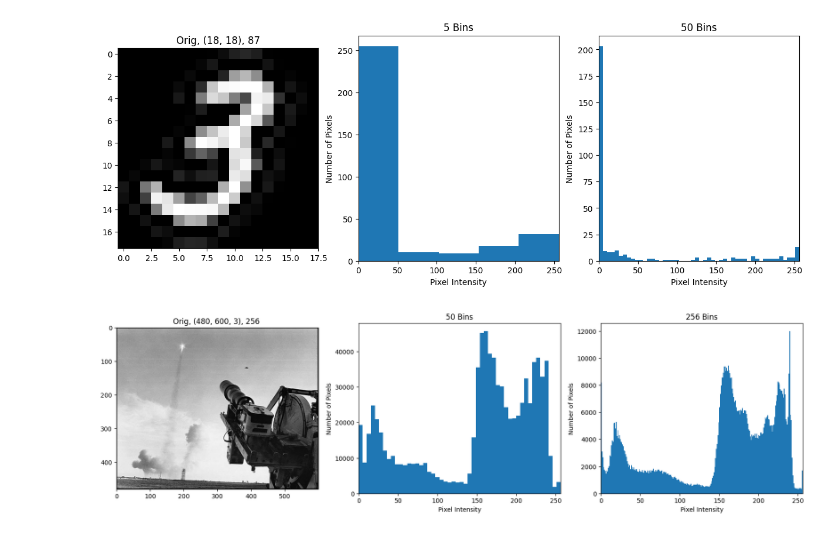
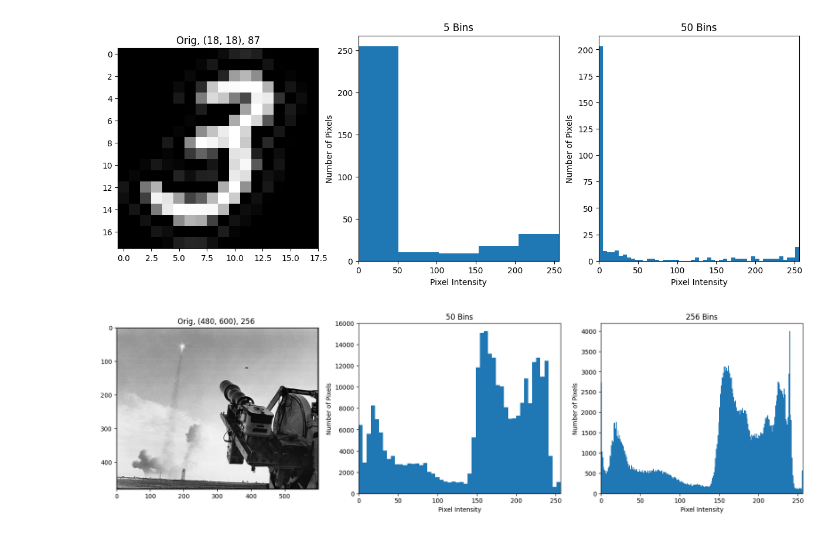
Before and after one commit to kurtgrothe/opencv, a Jupyter notebook: courses/1-mastering-opencv-with-python/modules/3-histograms-and-color-segmentation/code/1-histograms.ipynb, the cells around one changed output. Drawn from its saved outputs; the diff is of its cells as text; code cells hidden in the pictures.

Commit message:
histo in work

```diff
--- a/courses/1-mastering-opencv-with-python/modules/3-histograms-and-color-segmentation/code/1-histograms.ipynb
+++ b/courses/1-mastering-opencv-with-python/modules/3-histograms-and-color-segmentation/code/1-histograms.ipynb
@@ -54,21 +55,21 @@ for axis in ax[1:]:
 # %% [output]
 [figure]
 # %%
-img = cv2.imread("../data/Apollo-8-Launch.jpg")
+img = cv2.imread("../data/Apollo-8-Launch.jpg",0)
 
 fig, ax = plt.subplots(1,3, figsize=(20,5))
 
 ax[0].imshow(img, cmap="gray"); ax[0].set_title(f"Orig, {img.shape}, {len(np.unique(img))} ")
 
 bins = 50
 ax[1].hist(img.flatten(), bins, [0,256]); ax[1].set_title(f"{bins} Bins")
 
 bins = 256
 ax[2].hist(img.flatten(), bins, [0,256]); ax[2].set_title(f"{bins} Bins")
 
 for axe in ax[1:]:
     axe.set_xlabel("Pixel Intensity")
     axe.set_ylabel("Number of Pixels")
     axe.set_xlim([0,256])
 # %% [output]
-[figure, old version]
+[figure, new version]
```
Also changed, not shown: parts of 7 cells of this notebook.
